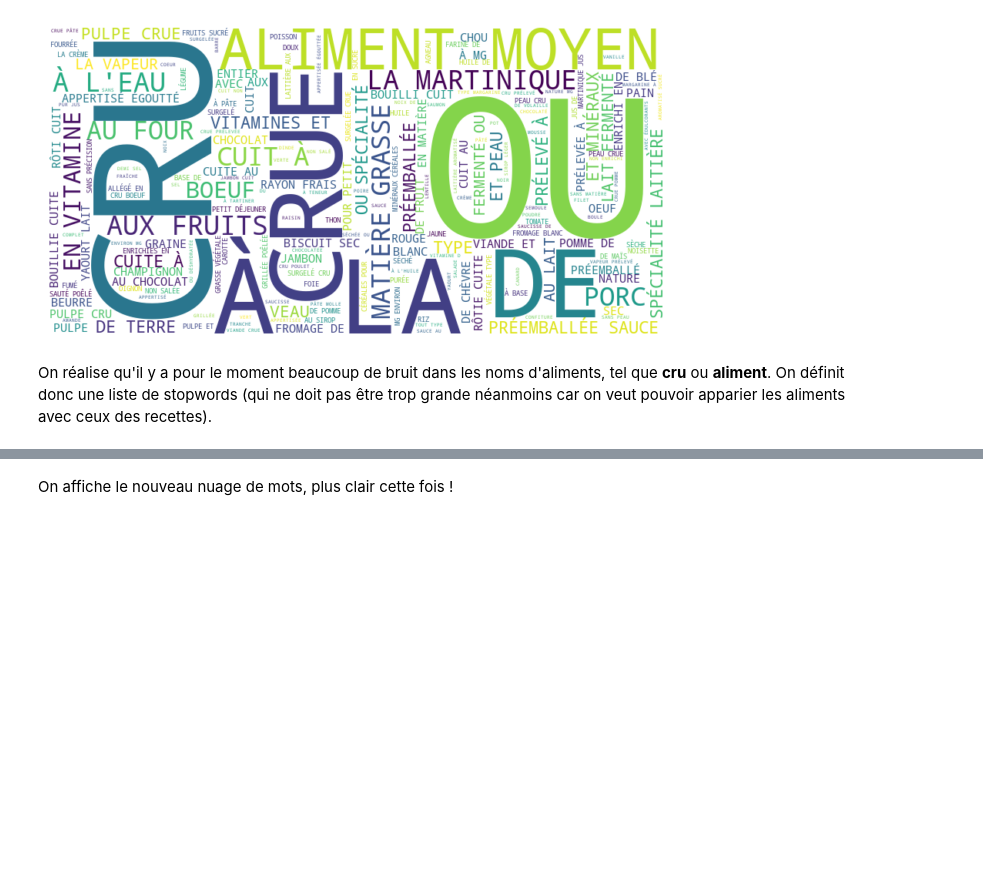
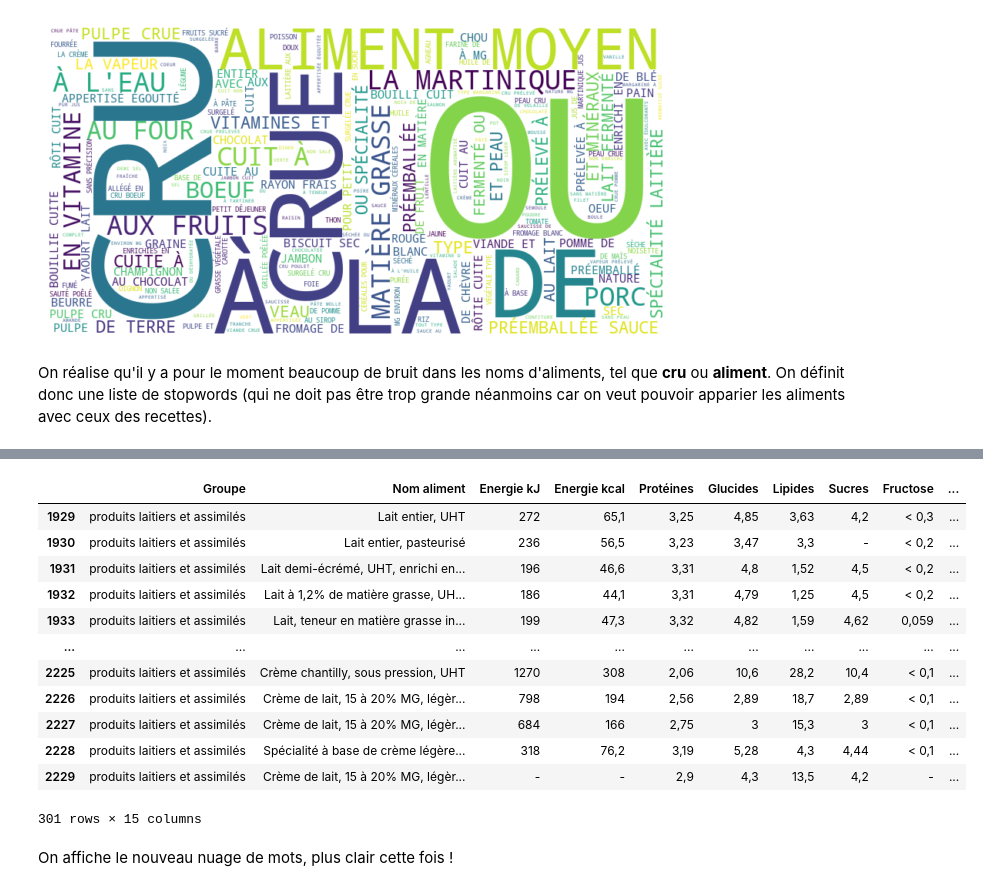
Before and after one commit to Emilecoding/Python-2A-Ensae, a Jupyter notebook: Projet python.ipynb, the cells around one changed output, grey strips where cells are left out. Drawn from its saved outputs; the diff is of its cells as text; code cells hidden in the pictures; blank space fills up the shorter version.

```diff
--- a/Projet python.ipynb
+++ b/Projet python.ipynb
@@ -189,3 +203,20 @@ data_ciqual["Nom clean"] = data_ciqual["Nom aliment"].apply(cleaning)
+# %%
+result = data_ciqual[data_ciqual["Groupe"]=='produits laitiers et assimilés']
+result
+# %% [output]
+|  | Groupe | Nom aliment | Energie kJ | Energie kcal | Protéines | Glucides | Lipides | Sucres | Fructose | ... |
+| 1929 | produits laitiers et assimilés | Lait entier, UHT | 272 | 65,1 | 3,25 | 4,85 | 3,63 | 4,2 | < 0,3 | ... |
+| 1930 | produits laitiers et assimilés | Lait entier, pasteurisé | 236 | 56,5 | 3,23 | 3,47 | 3,3 | - | < 0,2 | ... |
+| 1931 | produits laitiers et assimilés | Lait demi-écrémé, UHT, enrichi en... | 196 | 46,6 | 3,31 | 4,8 | 1,52 | 4,5 | < 0,2 | ... |
+| 1932 | produits laitiers et assimilés | Lait à 1,2% de matière grasse, UH... | 186 | 44,1 | 3,31 | 4,79 | 1,25 | 4,5 | < 0,2 | ... |
+| 1933 | produits laitiers et assimilés | Lait, teneur en matière grasse in... | 199 | 47,3 | 3,32 | 4,82 | 1,59 | 4,62 | 0,059 | ... |
+| ... | ... | ... | ... | ... | ... | ... | ... | ... | ... | ... |
+| 2225 | produits laitiers et assimilés | Crème chantilly, sous pression, UHT | 1270 | 308 | 2,06 | 10,6 | 28,2 | 10,4 | < 0,1 | ... |
+| 2226 | produits laitiers et assimilés | Crème de lait, 15 à 20% MG, légèr... | 798 | 194 | 2,56 | 2,89 | 18,7 | 2,89 | < 0,1 | ... |
+| 2227 | produits laitiers et assimilés | Crème de lait, 15 à 20% MG, légèr... | 684 | 166 | 2,75 | 3 | 15,3 | 3 | < 0,1 | ... |
+| 2228 | produits laitiers et assimilés | Spécialité à base de crème légère... | 318 | 76,2 | 3,19 | 5,28 | 4,3 | 4,44 | < 0,1 | ... |
+| 2229 | produits laitiers et assimilés | Crème de lait, 15 à 20% MG, légèr... | - | - | 2,9 | 4,3 | 13,5 | 4,2 | - | ... |
+301 rows × 15 columns
 # %% [markdown]
 On affiche le nouveau nuage de mots, plus clair cette fois !
 # %%
```
Also changed, not shown: parts of 16 cells of this notebook, 2 other files.
